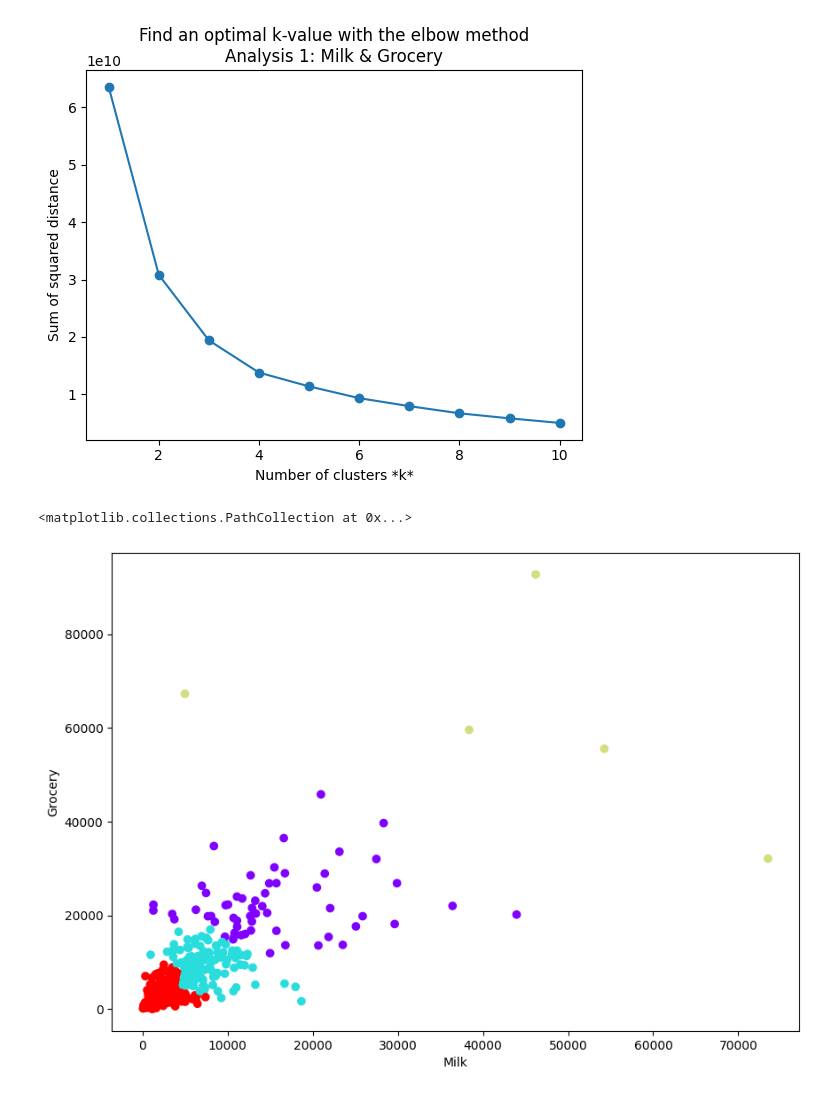
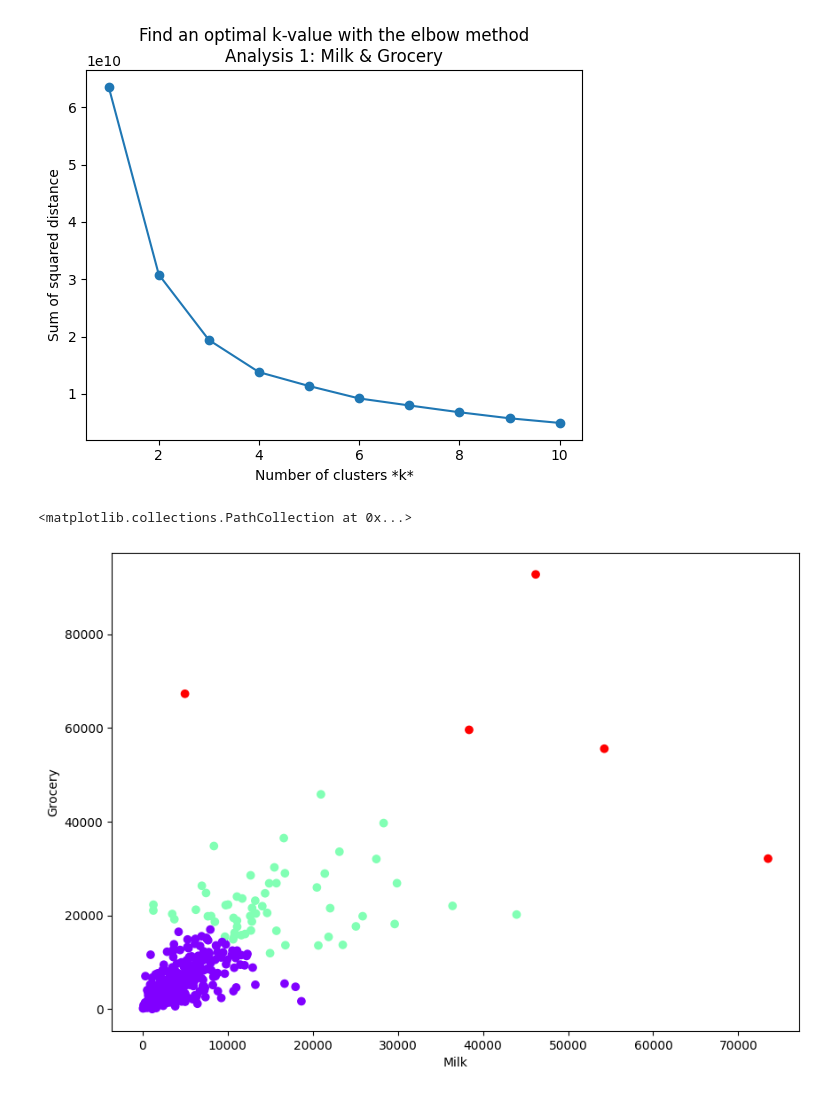
Before and after one commit to sebdanielsson/jupyter-notebooks, a Jupyter notebook: GIK2F8/Labs/Lab1/Lab1-T2.ipynb, the cells around one changed output. Cells and saved outputs as stored; diff of their text form; code cells hidden in the pictures.

```diff
--- a/GIK2F8/Labs/Lab1/Lab1-T2.ipynb
+++ b/GIK2F8/Labs/Lab1/Lab1-T2.ipynb
@@ -60,14 +55,13 @@ sse = []
 
 for k in k_list:
     # km_model is the KMeans where we define the model for fitting the data
-    km_model = KMeans(n_clusters=k)
+    km_model = KMeans(n_clusters=k, n_init=10)
 
     # fitting the data (data is the data set) to km_model
     km_model.fit(analysis1)
     sse.append(km_model.inertia_)
 
 # Plot sse against k and find the value of k where it starts to flatten down and make angle like elbow.
-# To see what the optimal k-value is
 plt.plot(k_list, sse, '-o')
 plt.title('Find an optimal k-value with the elbow method\nAnalysis 1: ' + analysis1_name[0] + ' & ' + analysis1_name[1])
 plt.xlabel(r'Number of clusters *k*')
@@ -76,14 +70,13 @@ plt.ylabel('Sum of squared distance')
 Text(0, 0.5, 'Sum of squared distance')
 [figure]
 # %%
-# visar
-k = 4
-cluster = AgglomerativeClustering(n_clusters=k, affinity='euclidean', linkage='ward')
+k = 3
+cluster = AgglomerativeClustering(n_clusters=k, metric='euclidean', linkage='ward')
 cluster.fit_predict(analysis1.values)
 plt.figure(figsize=(10,7))
 plt.xlabel(analysis1_name[0])
 plt.ylabel(analysis1_name[1])
 plt.scatter(analysis1.values[:,0], analysis1.values[:,1], c=cluster.labels_, cmap="rainbow")
 # %% [output]
 <matplotlib.collections.PathCollection at 0x...>
-[figure, old version]
+[figure, new version]
```
Also changed, not shown: parts of 6 cells of this notebook, 6 other files.
